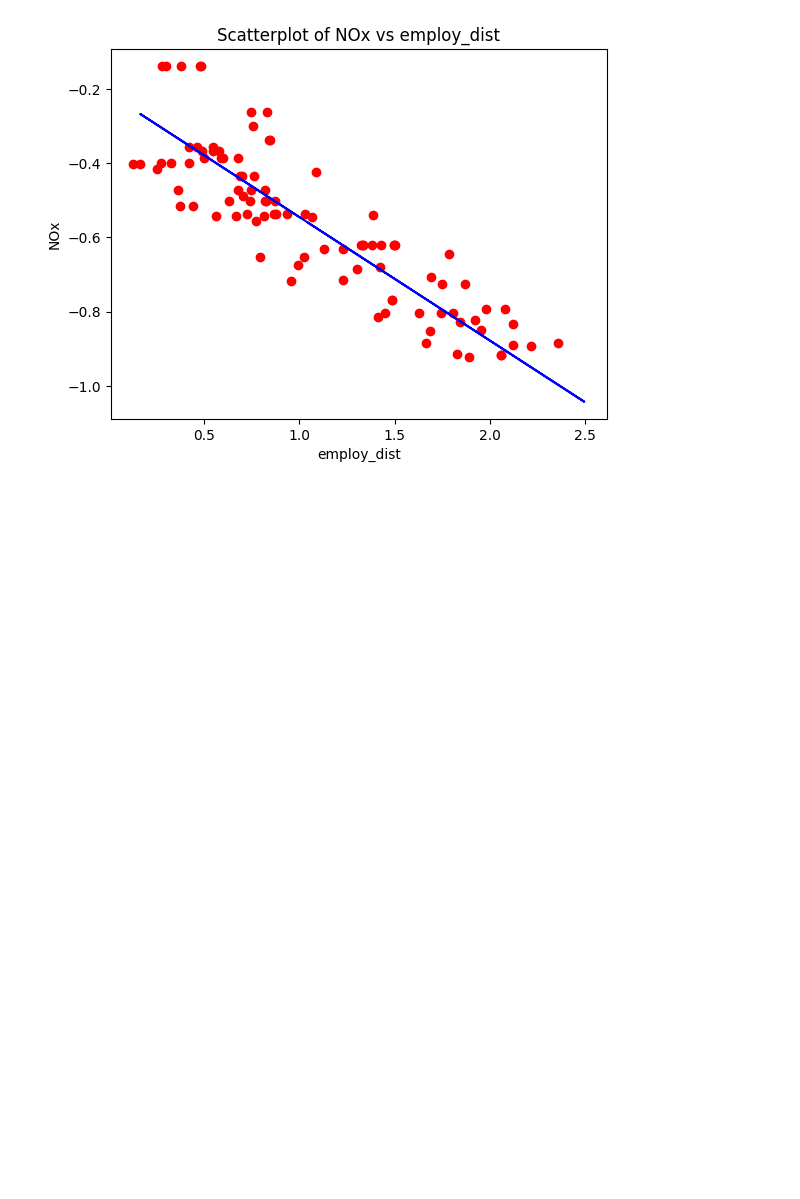
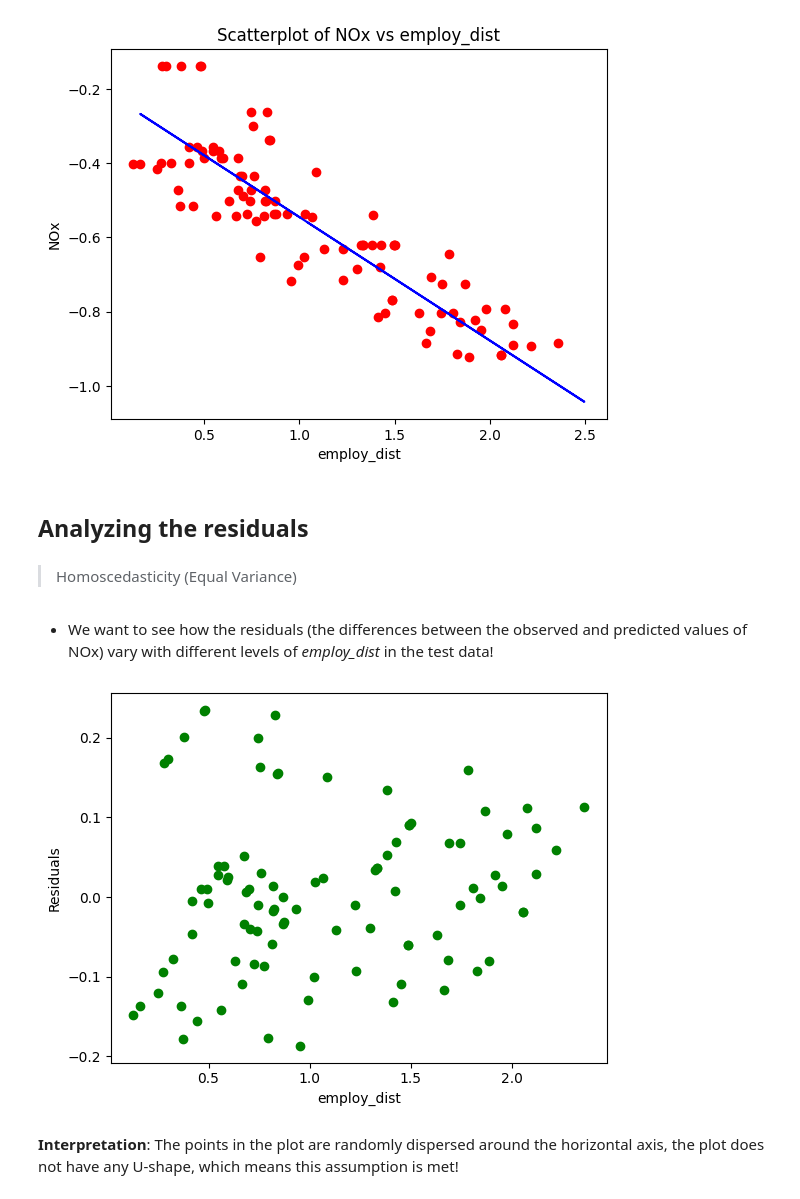
Before and after one commit to Darknight47/Regression, a Jupyter notebook: Simple Linear Regression/simple_linear_reg.ipynb, the cells around one changed output. Cells and saved outputs as stored; diff of their text form; code cells hidden in the pictures; blank space fills up the shorter version.

Commit message:
Residual analysis

```diff
--- a/Simple Linear Regression/simple_linear_reg.ipynb
+++ b/Simple Linear Regression/simple_linear_reg.ipynb
@@ -226,7 +227,7 @@ plt.show()
 # %% [markdown]
 #### Predicting the test set results
 # %%
-y_pred = simple_linear_reg_model.predict(X_test, y_test)
+y_pred = simple_linear_reg_model.predict(X_test)
 # %% [markdown]
 #### Visualizing the test set
 # %%
@@ -238,3 +239,21 @@ plt.title('Scatterplot of NOx vs employ_dist')
 plt.show()
 # %% [output]
 [figure]
+# %% [markdown]
+## Analyzing the residuals
+# %% [markdown]
+>Homoscedasticity (Equal Variance)
+# %% [markdown]
+* We want to see how the residuals (the differences between the observed and predicted values of NOx) vary with different levels of *employ_dist* in the test data!
+# %%
+residuals = y_test - y_pred
+
+# Create a scatter plot of residuals vs predicted values
+plt.scatter(X_test, residuals, color='green')
+plt.xlabel('employ_dist')
+plt.ylabel('Residuals')
+plt.show()
+# %% [output]
+[figure, added]
+# %% [markdown]
+**Interpretation**: The points in the plot are randomly dispersed around the horizontal axis, the plot does not have any U-shape, which means this assumption is met!
```
Also changed, not shown: parts of 1 cell of this notebook.
